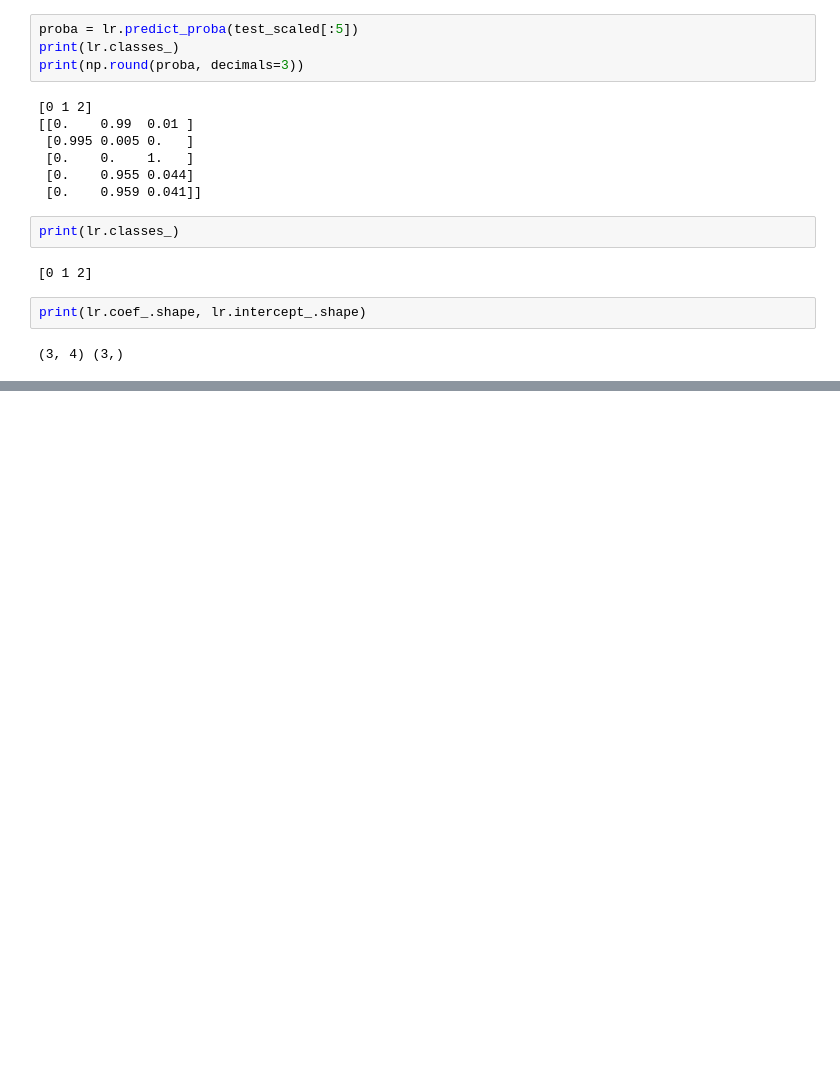
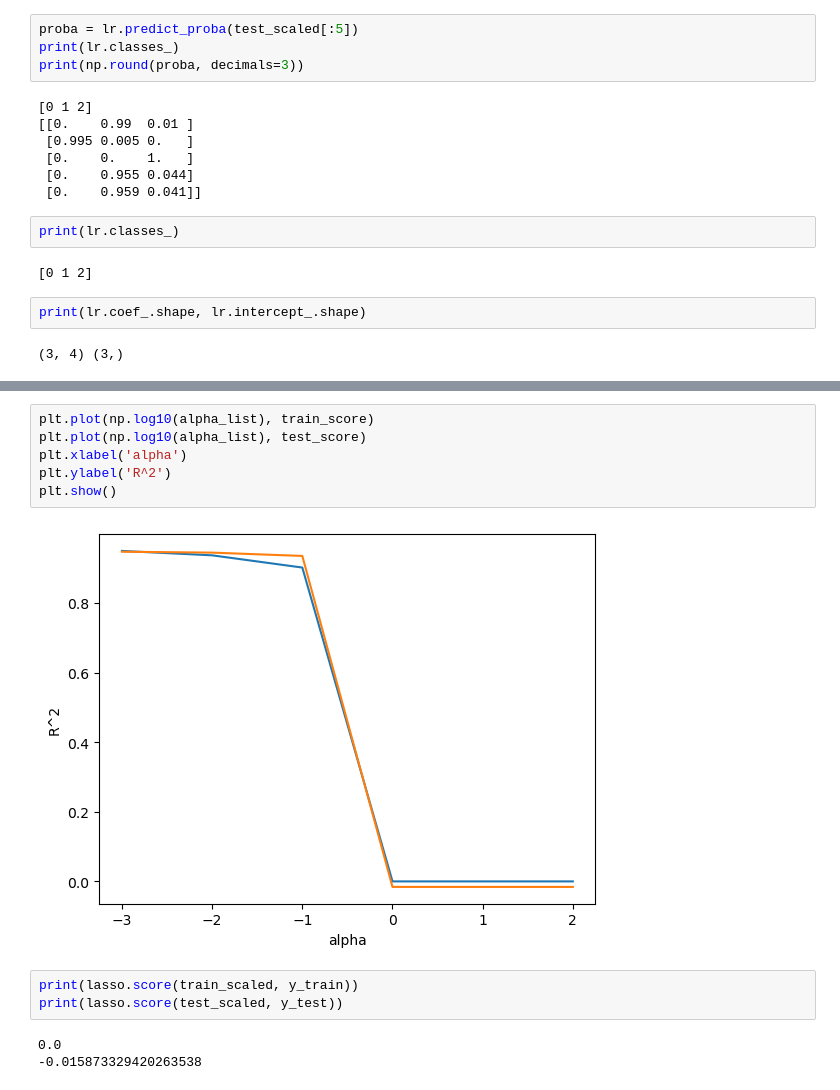
Before and after one commit to Worldofgentleken/ds_study, a Jupyter notebook: source_code/01. ML Iris prac.ipynb, the cells around one changed output, grey strips where cells are left out. Drawn from its saved outputs; the diff is of its cells as text; blank space fills up the shorter version.

```diff
--- a/source_code/01. ML Iris prac.ipynb
+++ b/source_code/01. ML Iris prac.ipynb
@@ -513,0 +899,14 @@ print(lr.coef_.shape, lr.intercept_.shape)
+# %%
+plt.plot(np.log10(alpha_list), train_score)
+plt.plot(np.log10(alpha_list), test_score)
+plt.xlabel('alpha')
+plt.ylabel('R^2')
+plt.show()
+# %% [output]
+[figure, added]
+# %%
+print(lasso.score(train_scaled, y_train))
+print(lasso.score(test_scaled, y_test))
+# %% [output]
+0.0
+-0.015873329420263538
```
Also changed, not shown: parts of 34 cells of this notebook.
